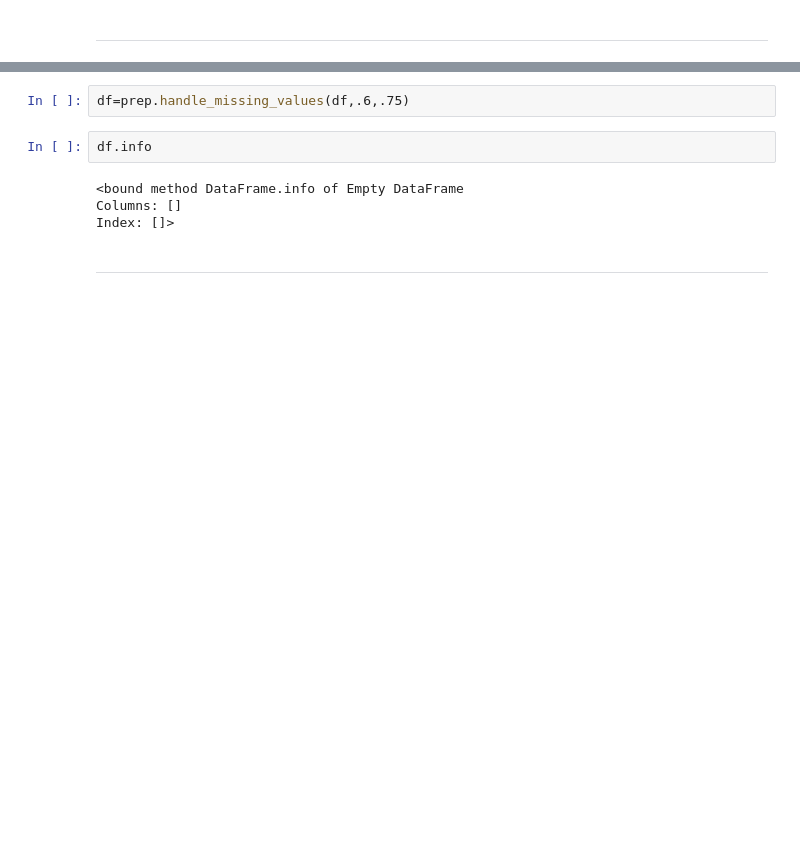
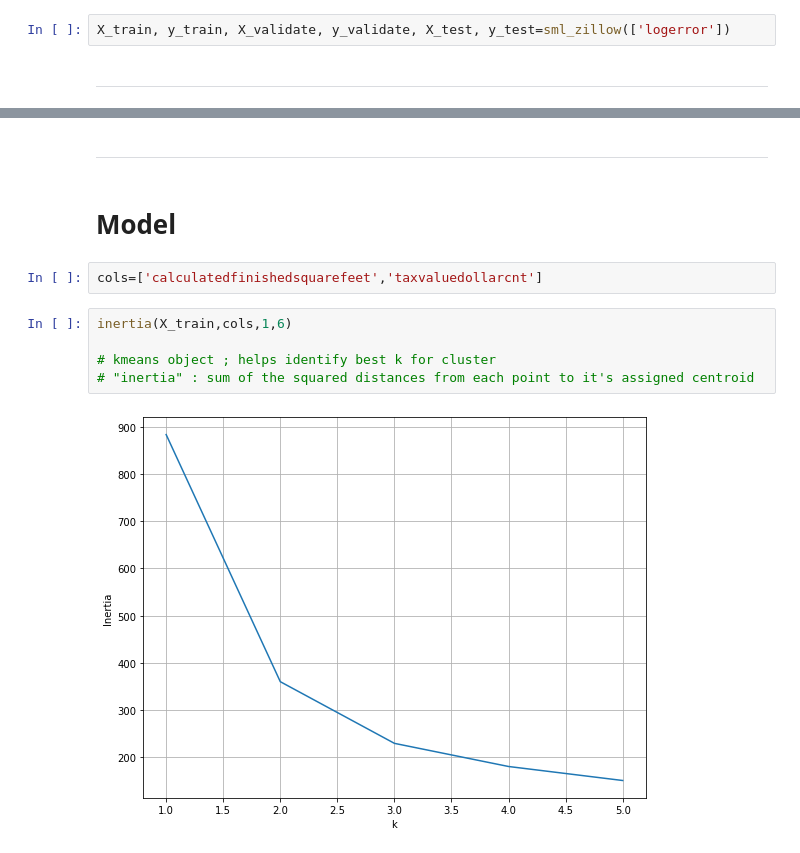
Before and after one commit to hinzle/clustering-project, a Jupyter notebook: final_report.ipynb, the cells around one changed output, grey strips where cells are left out. Saved outputs shown, nothing was run; the diff lists cells and outputs as text; blank space fills up the shorter version.

```diff
--- a/final_report.ipynb
+++ b/final_report.ipynb
@@ -104,3 +77,5 @@ df.head()
+# %%
+X_train, y_train, X_validate, y_validate, X_test, y_test=sml_zillow(['logerror'])
 # %% [markdown]
 ---
 # %% [markdown]
@@ -108,10 +83,13 @@ df.head()
-# %%
-df=prep.handle_missing_values(df,.6,.75)
-# %%
-df.info
-# %% [output]
-<bound method DataFrame.info of Empty DataFrame
-Columns: []
-Index: []>
 # %% [markdown]
 ---
+# %% [markdown]
+# Model
+# %%
+cols=['calculatedfinishedsquarefeet','taxvaluedollarcnt']
+# %%
+inertia(X_train,cols,1,6)
+
+# kmeans object ; helps identify best k for cluster
+# "inertia" : sum of the squared distances from each point to it's assigned centroid
+# %% [output]
+[figure, added]
```
Also changed, not shown: parts of 15 cells of this notebook, 5 other files.
